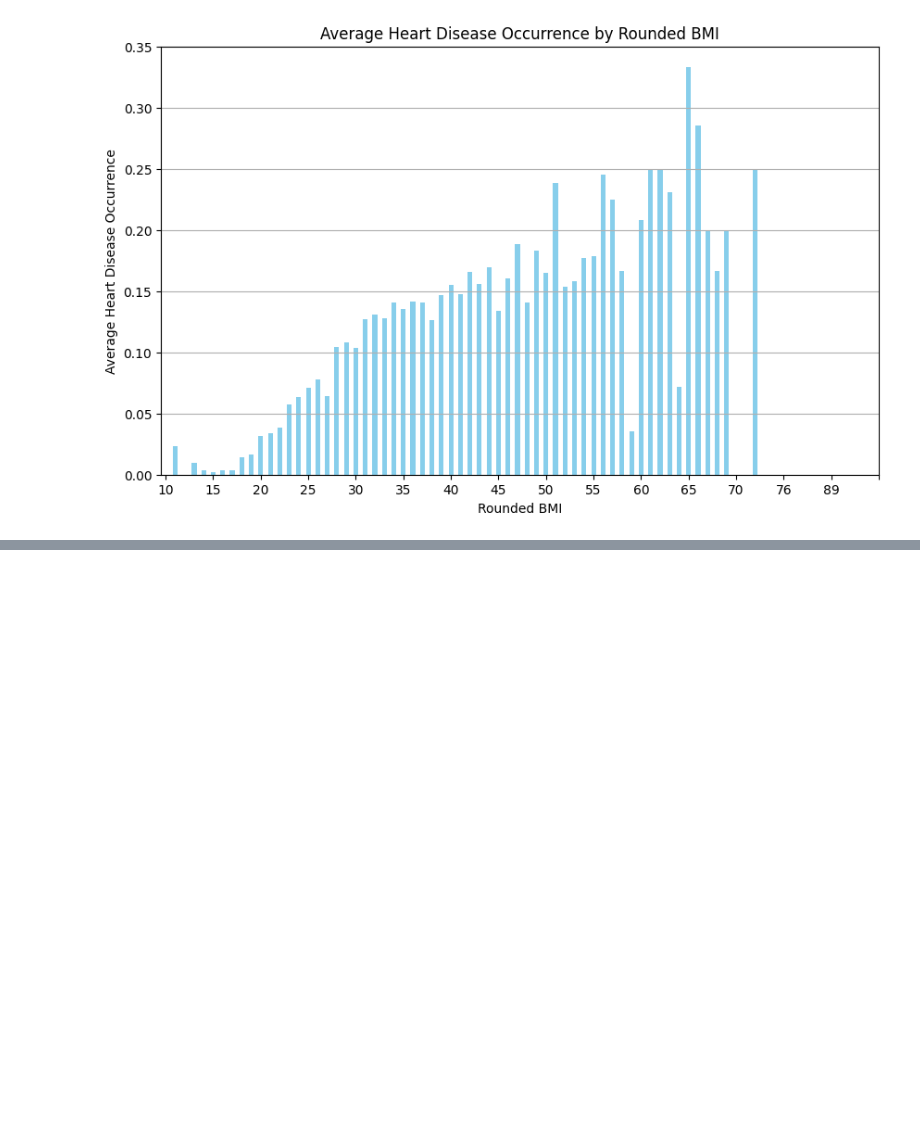
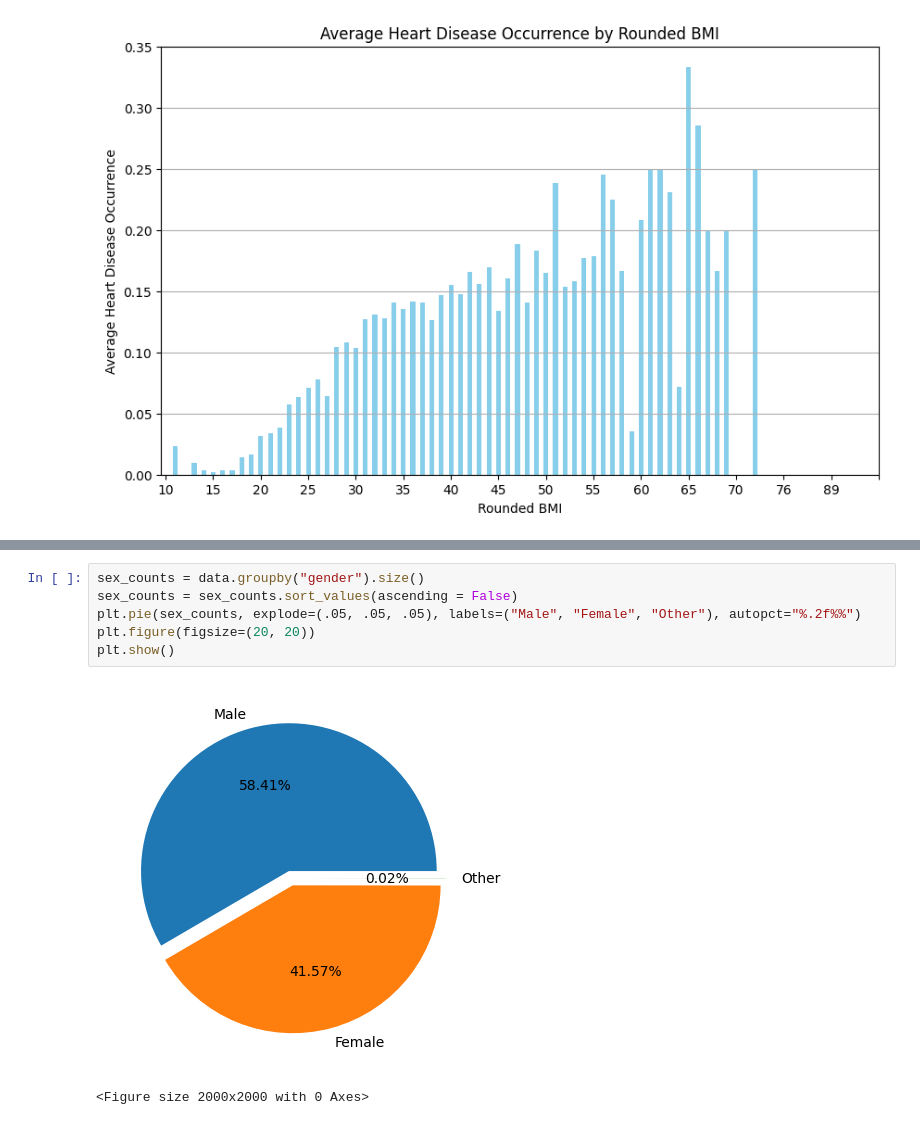
Before and after one commit to paulettepetracco/diabetes_predictive_analysis, a Jupyter notebook: analysis/script.ipynb, the cells around one changed output, grey strips where cells are left out. Cells and saved outputs as stored; diff of their text form; blank space fills up the shorter version.

```diff
--- a/analysis/script.ipynb
+++ b/analysis/script.ipynb
@@ -509,0 +544,9 @@ plt.show()
+# %%
+sex_counts = data.groupby("gender").size()
+sex_counts = sex_counts.sort_values(ascending = False)
+plt.pie(sex_counts, explode=(.05, .05, .05), labels=("Male", "Female", "Other"), autopct="%.2f%%")
+plt.figure(figsize=(20, 20))
+plt.show()
+# %% [output]
+[figure, added]
+<Figure size 2000x2000 with 0 Axes>
```
Also changed, not shown: parts of 6 cells of this notebook.
